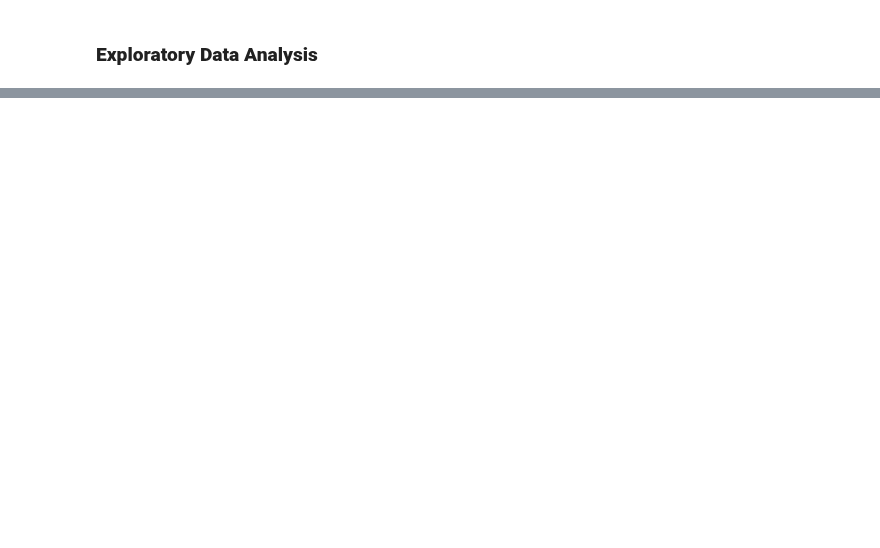
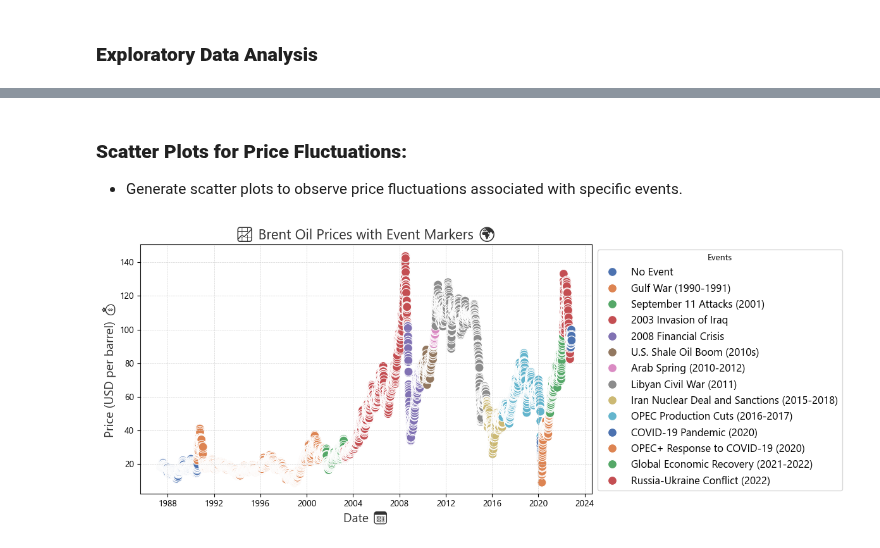
Before and after one commit to Amen-Zelealem/Brent-Oil-Price-Change-Point-Analysis, a Jupyter notebook: notebooks/Brent_Oil_Price_Change_Point_Analysis.ipynb, the cells around one changed output, grey strips where cells are left out. Cells and saved outputs as stored; diff of their text form; code cells hidden in the pictures; blank space fills up the shorter version.

```diff
--- a/notebooks/Brent_Oil_Price_Change_Point_Analysis.ipynb
+++ b/notebooks/Brent_Oil_Price_Change_Point_Analysis.ipynb
@@ -189,0 +370,20 @@ plt.show()
+# %% [markdown]
+### **Scatter Plots for Price Fluctuations:**
++ Generate scatter plots to observe price fluctuations associated with specific events.
+# %%
+plt.figure(figsize=(12, 5))
+sns.scatterplot(
+    x="Date", y="Price", hue="Event", data=oil_price_data, palette="deep", s=100
+)
+plt.title("📈 Brent Oil Prices with Event Markers 🌍", fontsize=16, color="#333333")
+plt.xlabel("Date 📅", fontsize=14, color="#333333")
+plt.ylabel("Price (USD per barrel) 💰", fontsize=14, color="#333333")
+
+# Adjust the legend position
+plt.legend(title="Events", fontsize=12, loc="upper left", bbox_to_anchor=(1, 1))
+
+plt.grid(color="lightgray", linestyle="--", linewidth=0.5)
+plt.tight_layout()
+plt.show()
+# %% [output]
+[figure, added]
```
Also changed, not shown: parts of 14 cells of this notebook.
